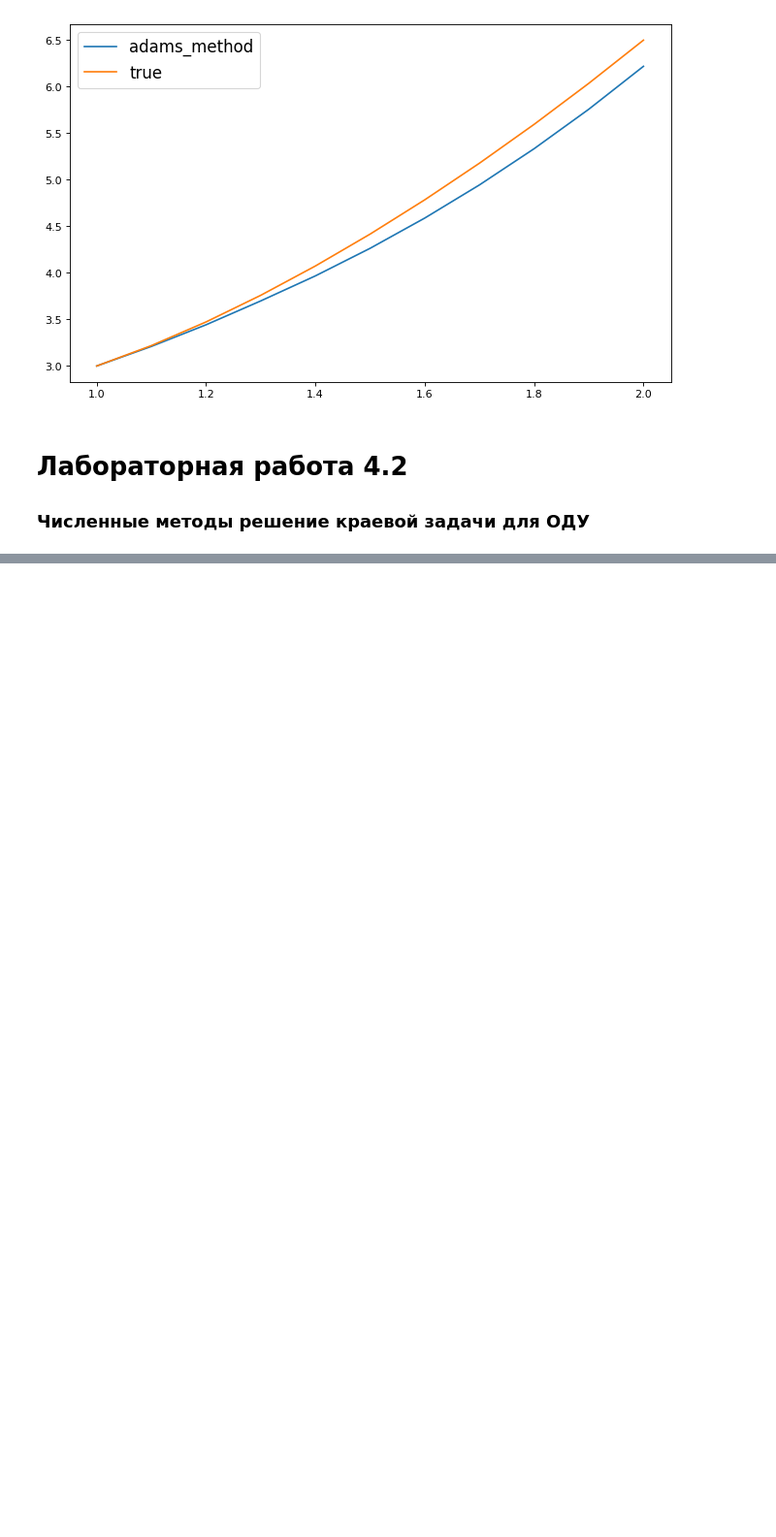
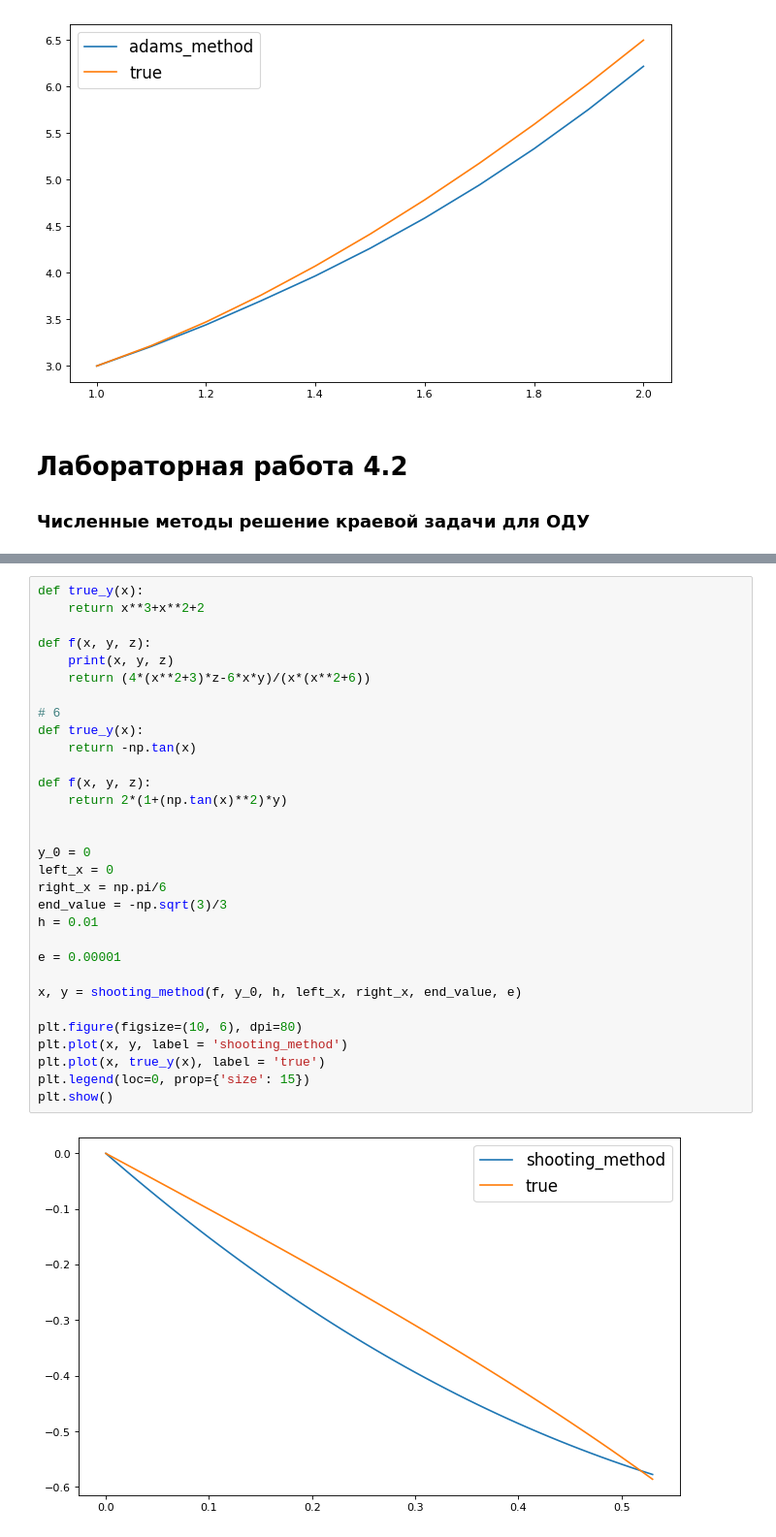
Before and after one commit to protaxY/Numeric-methods_labs, a Jupyter notebook: lab4.ipynb, the cells around one changed output, grey strips where cells are left out. Shown: that part at 97% size. Drawn from its saved outputs; the diff is of its cells as text; blank space fills up the shorter version.

```diff
--- a/lab4.ipynb
+++ b/lab4.ipynb
@@ -175,0 +224,33 @@ plt.show()
+# %%
+def true_y(x):
+    return x**3+x**2+2
+
+def f(x, y, z):
+    print(x, y, z)
+    return (4*(x**2+3)*z-6*x*y)/(x*(x**2+6))
+
+# 6
+def true_y(x):
+    return -np.tan(x)
+
+def f(x, y, z):
+    return 2*(1+(np.tan(x)**2)*y)
+
+
+y_0 = 0
+left_x = 0
+right_x = np.pi/6
+end_value = -np.sqrt(3)/3
+h = 0.01
+
+e = 0.00001
+
+x, y = shooting_method(f, y_0, h, left_x, right_x, end_value, e)
+
+plt.figure(figsize=(10, 6), dpi=80)
+plt.plot(x, y, label = 'shooting_method')
+plt.plot(x, true_y(x), label = 'true')
+plt.legend(loc=0, prop={'size': 15})
+plt.show()
+# %% [output]
+[figure, added]
```
Also changed, not shown: parts of 5 cells of this notebook.
